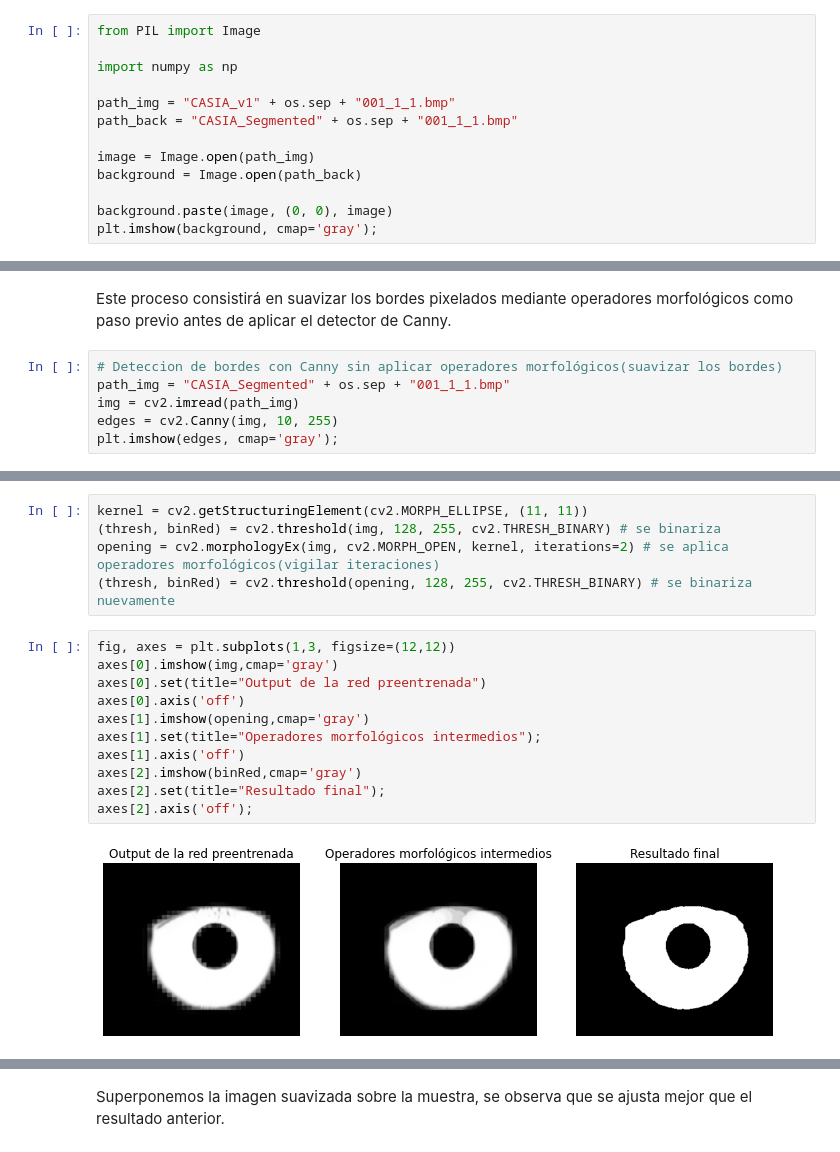
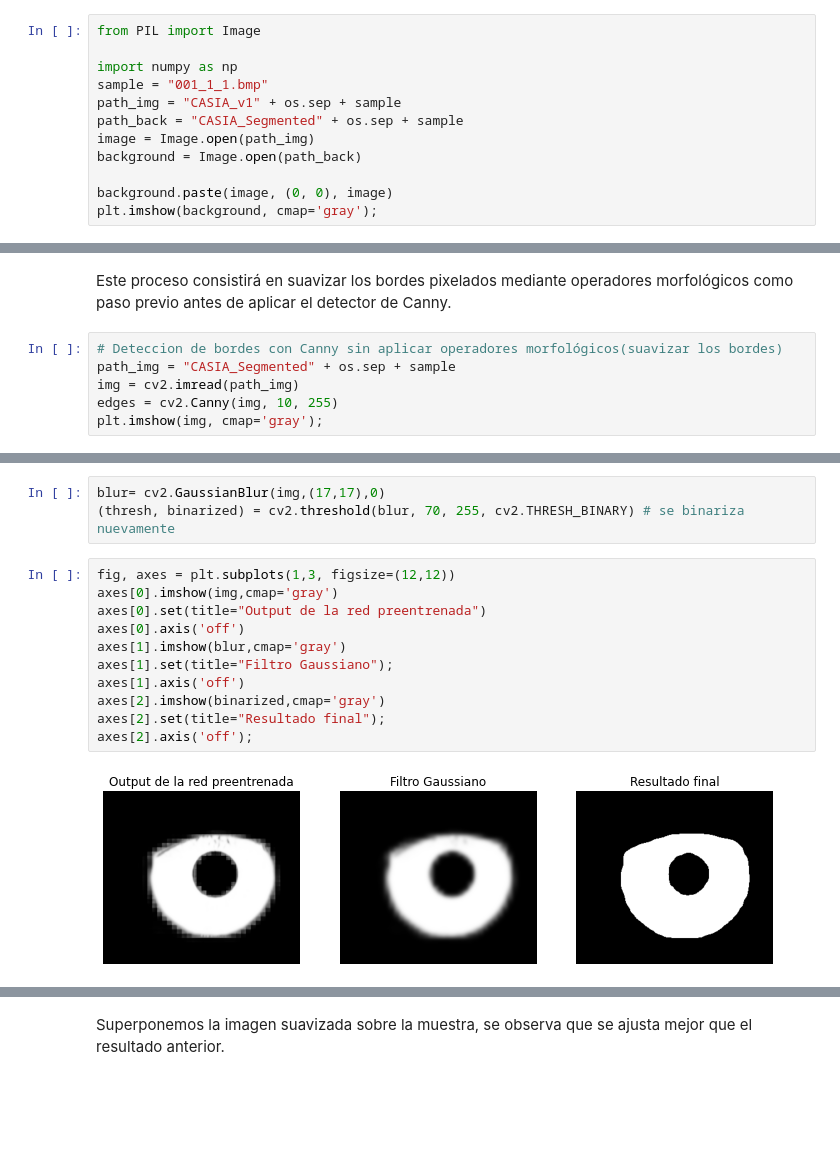
Before and after one commit to dbo1001/UBU-TFG-iris_classifier, a Jupyter notebook: notebooks/#5 Red U-Net-v2.ipynb, the cells around one changed output, grey strips where cells are left out. Drawn from its saved outputs; the diff is of its cells as text; blank space fills up the shorter version.

```diff
--- a/notebooks/#5 Red U-Net-v2.ipynb
+++ b/notebooks/#5 Red U-Net-v2.ipynb
@@ -130,10 +133,9 @@ Vamos a superponer la muestra segmentada sobre la muestra completa del ojo para
 from PIL import Image
 
 import numpy as np
-
-path_img = "CASIA_v1" + os.sep + "001_1_1.bmp"
-path_back = "CASIA_Segmented" + os.sep + "001_1_1.bmp"
-
+sample = "001_1_1.bmp"
+path_img = "CASIA_v1" + os.sep + sample
+path_back = "CASIA_Segmented" + os.sep + sample
 image = Image.open(path_img)
 background = Image.open(path_back)
 
@@ -147,8 +149,8 @@ plt.imshow(background, cmap='gray');
 Este proceso consistirá en suavizar los bordes pixelados mediante operadores morfológicos como paso previo antes de aplicar el detector de Canny.
 # %%
 # Deteccion de bordes con Canny sin aplicar operadores morfológicos(suavizar los bordes)
-path_img = "CASIA_Segmented" + os.sep + "001_1_1.bmp"
+path_img = "CASIA_Segmented" + os.sep + sample
 img = cv2.imread(path_img)
 edges = cv2.Canny(img, 10, 255)
-plt.imshow(edges, cmap='gray');
+plt.imshow(img, cmap='gray');
 # %% [output]
@@ -162,20 +163,18 @@ Para el suavizado de las muestras segmentadas se realizarán los siguientes paso
-# %%
-kernel = cv2.getStructuringElement(cv2.MORPH_ELLIPSE, (11, 11))
-(thresh, binRed) = cv2.threshold(img, 128, 255, cv2.THRESH_BINARY) # se binariza
-opening = cv2.morphologyEx(img, cv2.MORPH_OPEN, kernel, iterations=2) # se aplica operadores morfológicos(vigilar iteraciones)
-(thresh, binRed) = cv2.threshold(opening, 128, 255, cv2.THRESH_BINARY) # se binariza nuevamente
+# %%
+blur= cv2.GaussianBlur(img,(17,17),0)
+(thresh, binarized) = cv2.threshold(blur, 70, 255, cv2.THRESH_BINARY) # se binariza nuevamente
 # %%
 fig, axes = plt.subplots(1,3, figsize=(12,12))
 axes[0].imshow(img,cmap='gray')
 axes[0].set(title="Output de la red preentrenada")
 axes[0].axis('off')
-axes[1].imshow(opening,cmap='gray')
-axes[1].set(title="Operadores morfológicos intermedios");
+axes[1].imshow(blur,cmap='gray')
+axes[1].set(title="Filtro Gaussiano");
 axes[1].axis('off')
-axes[2].imshow(binRed,cmap='gray')
+axes[2].imshow(binarized,cmap='gray')
 axes[2].set(title="Resultado final");
 axes[2].axis('off');
 # %% [output]
-[figure, old version]
+[figure, new version]
 # %%
 # creamos un nuevo directorio para guardar las muestras segmentadas con mayor calidad
```
Also changed, not shown: parts of 41 cells of this notebook.
